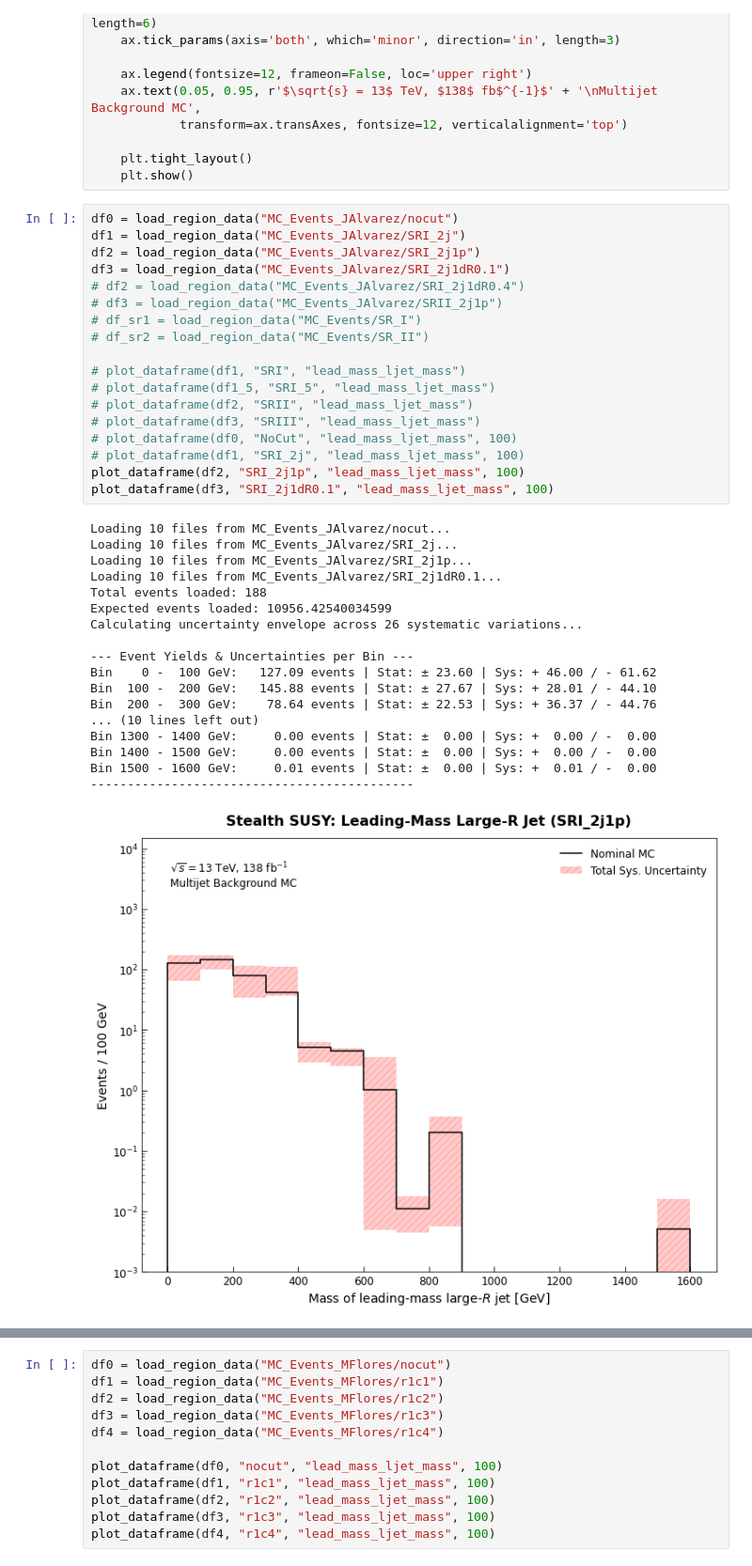
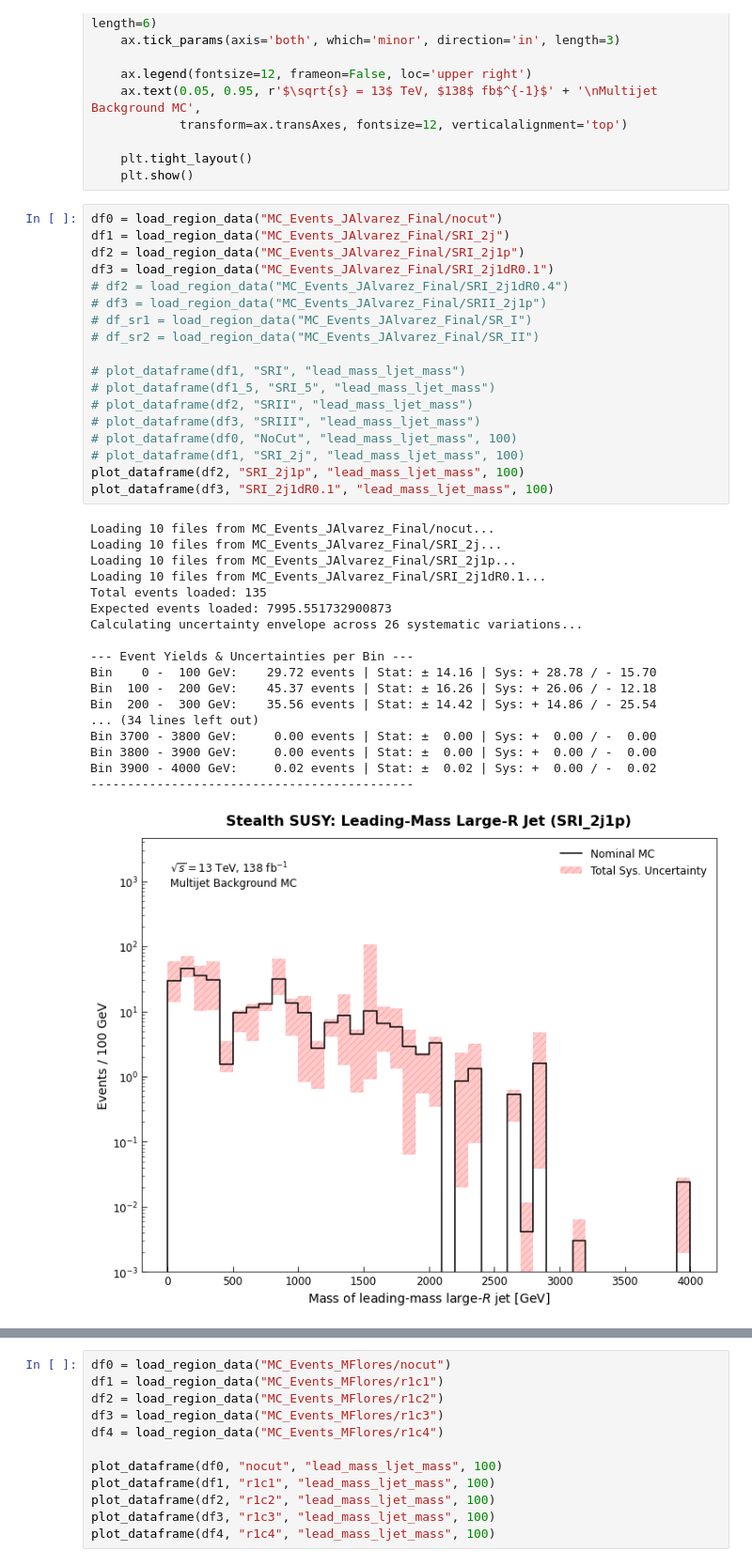
Before and after one commit to sherkaicode/Non-Resonant-AD, a Jupyter notebook: STEALTH_SUSY/QCD_check.ipynb, the cells around one changed output, grey strips where cells are left out. Shown at 94% size. Cells and saved outputs as stored; diff of their text form.

```diff
--- a/STEALTH_SUSY/QCD_check.ipynb
+++ b/STEALTH_SUSY/QCD_check.ipynb
@@ -886,39 +957,39 @@ def plot_dataframe(df, name, var, bin_space):
     plt.tight_layout()
     plt.show()
 # %%
-df0 = load_region_data("MC_Events_JAlvarez/nocut")
-df1 = load_region_data("MC_Events_JAlvarez/SRI_2j")
-df2 = load_region_data("MC_Events_JAlvarez/SRI_2j1p")
-df3 = load_region_data("MC_Events_JAlvarez/SRI_2j1dR0.1")
-# df2 = load_region_data("MC_Events_JAlvarez/SRI_2j1dR0.4")
-# df3 = load_region_data("MC_Events_JAlvarez/SRII_2j1p")
-# df_sr1 = load_region_data("MC_Events/SR_I")
-# df_sr2 = load_region_data("MC_Events/SR_II")
+df0 = load_region_data("MC_Events_JAlvarez_Final/nocut")
+df1 = load_region_data("MC_Events_JAlvarez_Final/SRI_2j")
+df2 = load_region_data("MC_Events_JAlvarez_Final/SRI_2j1p")
+df3 = load_region_data("MC_Events_JAlvarez_Final/SRI_2j1dR0.1")
+# df2 = load_region_data("MC_Events_JAlvarez_Final/SRI_2j1dR0.4")
+# df3 = load_region_data("MC_Events_JAlvarez_Final/SRII_2j1p")
+# df_sr1 = load_region_data("MC_Events_JAlvarez_Final/SR_I")
+# df_sr2 = load_region_data("MC_Events_JAlvarez_Final/SR_II")
 
 # plot_dataframe(df1, "SRI", "lead_mass_ljet_mass")
 # plot_dataframe(df1_5, "SRI_5", "lead_mass_ljet_mass")
 # plot_dataframe(df2, "SRII", "lead_mass_ljet_mass")
 # plot_dataframe(df3, "SRIII", "lead_mass_ljet_mass")
 # plot_dataframe(df0, "NoCut", "lead_mass_ljet_mass", 100)
 # plot_dataframe(df1, "SRI_2j", "lead_mass_ljet_mass", 100)
 plot_dataframe(df2, "SRI_2j1p", "lead_mass_ljet_mass", 100)
 plot_dataframe(df3, "SRI_2j1dR0.1", "lead_mass_ljet_mass", 100)
 # %% [output]
-Loading 10 files from MC_Events_JAlvarez/nocut...
-Loading 10 files from MC_Events_JAlvarez/SRI_2j...
-Loading 10 files from MC_Events_JAlvarez/SRI_2j1p...
-Loading 10 files from MC_Events_JAlvarez/SRI_2j1dR0.1...
-Total events loaded: 188
-Expected events loaded: 10956.42540034599
+Loading 10 files from MC_Events_JAlvarez_Final/nocut...
+Loading 10 files from MC_Events_JAlvarez_Final/SRI_2j...
+Loading 10 files from MC_Events_JAlvarez_Final/SRI_2j1p...
+Loading 10 files from MC_Events_JAlvarez_Final/SRI_2j1dR0.1...
+Total events loaded: 135
+Expected events loaded: 7995.551732900873
 Calculating uncertainty envelope across 26 systematic variations...
 
 --- Event Yields & Uncertainties per Bin ---
-Bin    0 -  100 GeV:   127.09 events | Stat: ± 23.60 | Sys: + 46.00 / - 61.62
-Bin  100 -  200 GeV:   145.88 events | Stat: ± 27.67 | Sys: + 28.01 / - 44.10
-Bin  200 -  300 GeV:    78.64 events | Stat: ± 22.53 | Sys: + 36.37 / - 44.76
-... (10 lines left out)
-Bin 1300 - 1400 GeV:     0.00 events | Stat: ±  0.00 | Sys: +  0.00 / -  0.00
-Bin 1400 - 1500 GeV:     0.00 events | Stat: ±  0.00 | Sys: +  0.00 / -  0.00
-Bin 1500 - 1600 GeV:     0.01 events | Stat: ±  0.00 | Sys: +  0.01 / -  0.00
+Bin    0 -  100 GeV:    29.72 events | Stat: ± 14.16 | Sys: + 28.78 / - 15.70
+Bin  100 -  200 GeV:    45.37 events | Stat: ± 16.26 | Sys: + 26.06 / - 12.18
+Bin  200 -  300 GeV:    35.56 events | Stat: ± 14.42 | Sys: + 14.86 / - 25.54
+... (34 lines left out)
+Bin 3700 - 3800 GeV:     0.00 events | Stat: ±  0.00 | Sys: +  0.00 / -  0.00
+Bin 3800 - 3900 GeV:     0.00 events | Stat: ±  0.00 | Sys: +  0.00 / -  0.00
+Bin 3900 - 4000 GeV:     0.02 events | Stat: ±  0.02 | Sys: +  0.00 / -  0.02
 --------------------------------------------
-[figure, old version]
+[figure, new version]
```
Also changed, not shown: parts of 4 cells of this notebook.
